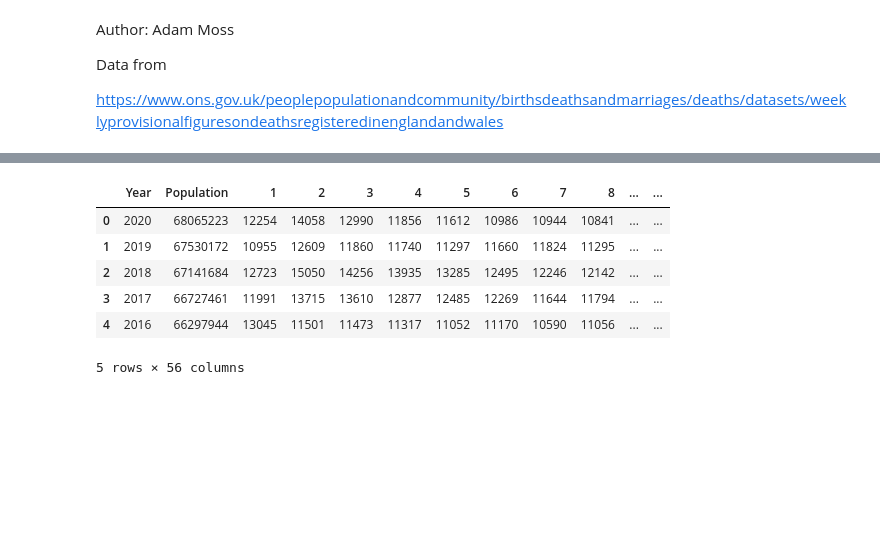
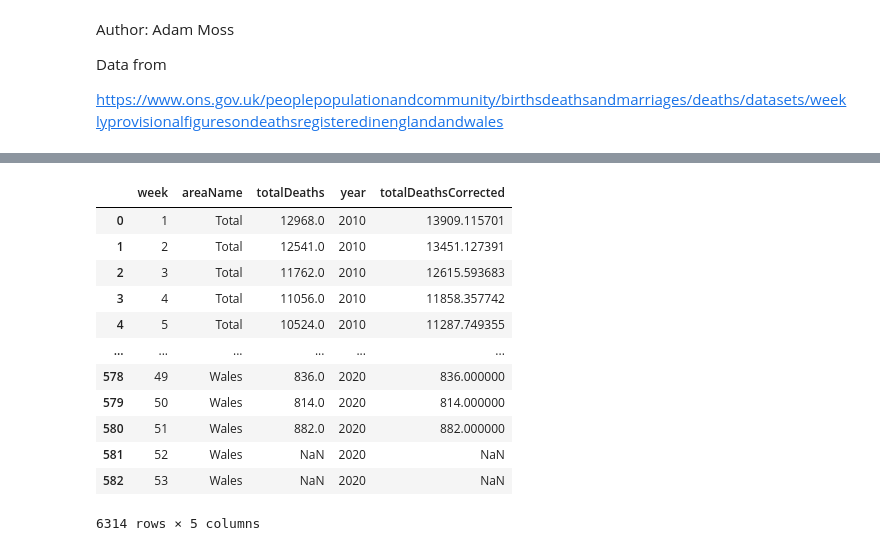
Before and after one commit to adammoss/covid, a Jupyter notebook: examples/all_cause_mortality.ipynb, the cells around one changed output, grey strips where cells are left out. Cells and saved outputs as stored; diff of their text form; code cells hidden in the pictures; blank space fills up the shorter version.

Commit message:
ONS dataframe

```diff
--- a/examples/all_cause_mortality.ipynb
+++ b/examples/all_cause_mortality.ipynb
@@ -12,3 +26,2 @@ from scipy.stats import norm
 # %%
-df = pd.read_csv('../data/all_cause_mortality/all_cause_mortality.csv')
-df['population_correction'] = df['Population'][0] / df['Population']
+population = pd.read_csv('../data/all_cause_mortality/population.csv')
@@ -15,10 +43,24 @@ df['population_correction'] = df['Population'][0] / df['Population']
+# %%
+dfs = []
+for year in range(2010, 2021):
+    df = get_total_deaths(year)
+    df['year'] = year
+    df['totalDeathsCorrected'] = df['totalDeaths'] * population[population['year'] == 2020]['population'].values[0] / population[population['year'] == year]['population'].values[0]
+    dfs.append(df)
+df = pd.concat(dfs)
 # %%
-df.head()
+df
 # %% [output]
-|  | Year | Population | 1 | 2 | 3 | 4 | 5 | 6 | 7 | 8 | ... | ... |
-| 0 | 2020 | 68065223 | 12254 | 14058 | 12990 | 11856 | 11612 | 10986 | 10944 | 10841 | ... | ... |
-| 1 | 2019 | 67530172 | 10955 | 12609 | 11860 | 11740 | 11297 | 11660 | 11824 | 11295 | ... | ... |
-| 2 | 2018 | 67141684 | 12723 | 15050 | 14256 | 13935 | 13285 | 12495 | 12246 | 12142 | ... | ... |
-| 3 | 2017 | 66727461 | 11991 | 13715 | 13610 | 12877 | 12485 | 12269 | 11644 | 11794 | ... | ... |
-| 4 | 2016 | 66297944 | 13045 | 11501 | 11473 | 11317 | 11052 | 11170 | 10590 | 11056 | ... | ... |
+|  | week | areaName | totalDeaths | year | totalDeathsCorrected |
+| 0 | 1 | Total | 12968.0 | 2010 | 13909.115701 |
+| 1 | 2 | Total | 12541.0 | 2010 | 13451.127391 |
+| 2 | 3 | Total | 11762.0 | 2010 | 12615.593683 |
+| 3 | 4 | Total | 11056.0 | 2010 | 11858.357742 |
+| 4 | 5 | Total | 10524.0 | 2010 | 11287.749355 |
+| ... | ... | ... | ... | ... | ... |
+| 578 | 49 | Wales | 836.0 | 2020 | 836.000000 |
+| 579 | 50 | Wales | 814.0 | 2020 | 814.000000 |
+| 580 | 51 | Wales | 882.0 | 2020 | 882.000000 |
+| 581 | 52 | Wales | NaN | 2020 | NaN |
+| 582 | 53 | Wales | NaN | 2020 | NaN |
-5 rows × 56 columns
+6314 rows × 5 columns
```
Also changed, not shown: parts of 8 cells of this notebook, 29 other files.
